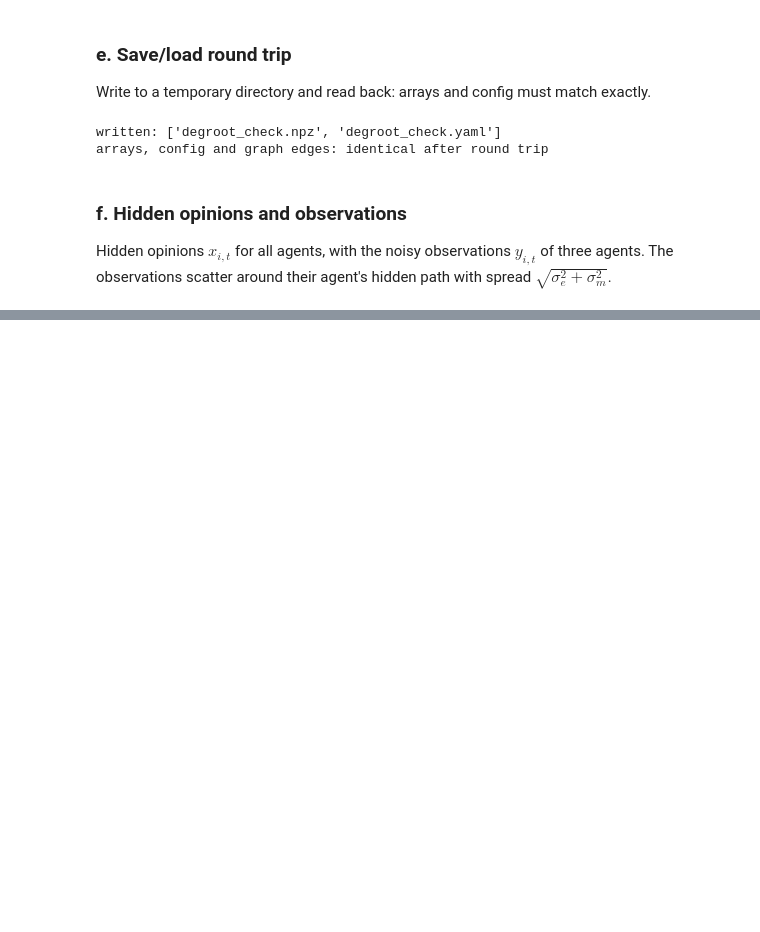
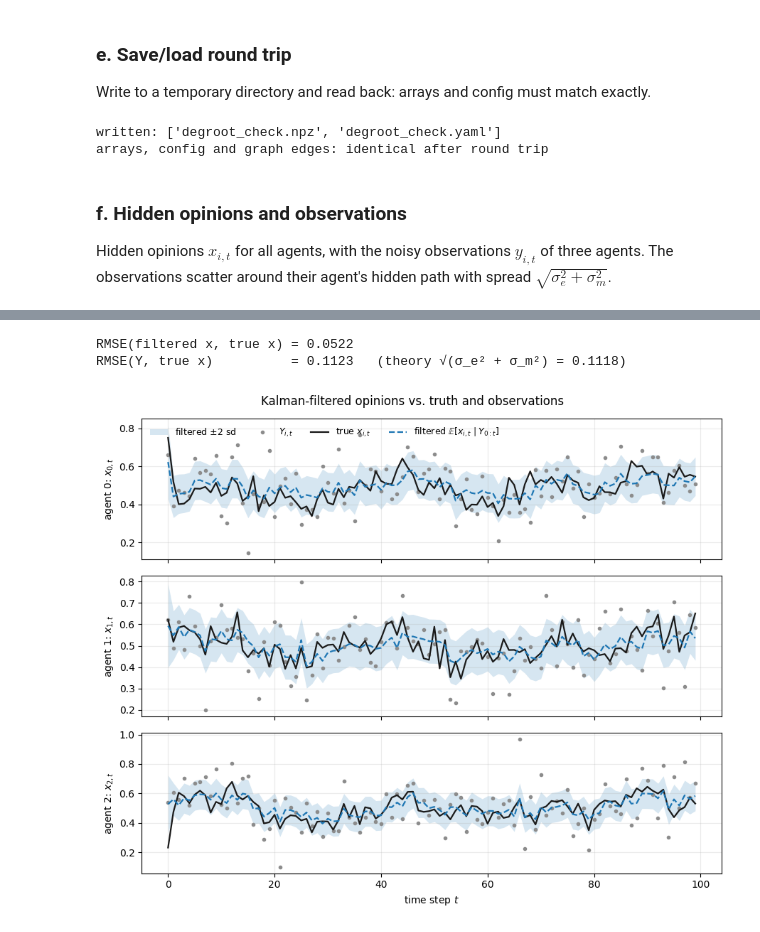
Before and after one commit to gAlmeidaFerreira/learning_od_from_data, a Jupyter notebook: notebooks/01_sanity_checks.ipynb, the cells around one changed output, grey strips where cells are left out. Drawn from its saved outputs; the diff is of its cells as text; code cells hidden in the pictures; blank space fills up the shorter version.

```diff
--- a/notebooks/01_sanity_checks.ipynb
+++ b/notebooks/01_sanity_checks.ipynb
@@ -347,0 +463,37 @@ plt.show()
+# %%
+_, filtered_means, filtered_covs = kalman.kalman_loglik(
+    baseline_data["y"], baseline_data["W"], model_params, config.simulation, return_filtered=True
+)
+filtered_opinions = filtered_means[:, :n_agents]
+filtered_opinion_sd = np.sqrt(np.diagonal(filtered_covs, axis1=1, axis2=2)[:, :n_agents])
+true_opinions = baseline_data["x"]
+
+rmse_filtered = np.sqrt(np.mean((filtered_opinions - true_opinions) ** 2))
+rmse_observations = np.sqrt(np.nanmean((baseline_data["y"] - true_opinions) ** 2))
+print(f"RMSE(filtered x, true x) = {rmse_filtered:.4f}")
+print(f"RMSE(Y, true x)          = {rmse_observations:.4f}   "
+      f"(theory √(σ_e² + σ_m²) = {np.hypot(model_params.expression_noise_sd, model_params.measurement_noise_sd):.4f})")
+assert rmse_filtered < rmse_observations
+
+time_steps = np.arange(n_steps)
+fig, axes = plt.subplots(3, 1, figsize=(9, 7.5), sharex=True)
+for ax, agent in zip(axes, highlighted_agents):
+    ax.fill_between(time_steps,
+                    filtered_opinions[:, agent] - 2 * filtered_opinion_sd[:, agent],
+                    filtered_opinions[:, agent] + 2 * filtered_opinion_sd[:, agent],
+                    color="C0", alpha=0.18, linewidth=0, label=r"filtered $\pm 2$ sd")
+    ax.plot(time_steps, baseline_data["y"][:, agent], "o", color="0.55", markersize=3, label=r"$Y_{i,t}$")
+    ax.plot(time_steps, true_opinions[:, agent], color="0.1", linewidth=1.6, label=r"true $x_{i,t}$")
+    ax.plot(time_steps, filtered_opinions[:, agent], color="C0", linewidth=1.6, linestyle="--",
+            label=r"filtered $\mathbb{E}[x_{i,t} \mid Y_{0:t}]$")
+    ax.set_ylabel(rf"agent {agent}: $x_{{{agent},t}}$")
+    ax.grid(alpha=0.25)
+axes[0].legend(frameon=False, ncol=4, fontsize=9, loc="upper left")
+axes[-1].set_xlabel(r"time step $t$")
+fig.suptitle("Kalman-filtered opinions vs. truth and observations")
+fig.tight_layout()
+plt.show()
+# %% [output]
+RMSE(filtered x, true x) = 0.0522
+RMSE(Y, true x)          = 0.1123   (theory √(σ_e² + σ_m²) = 0.1118)
+[figure, added]
```
Also changed, not shown: parts of 11 cells of this notebook, 2 other files.
